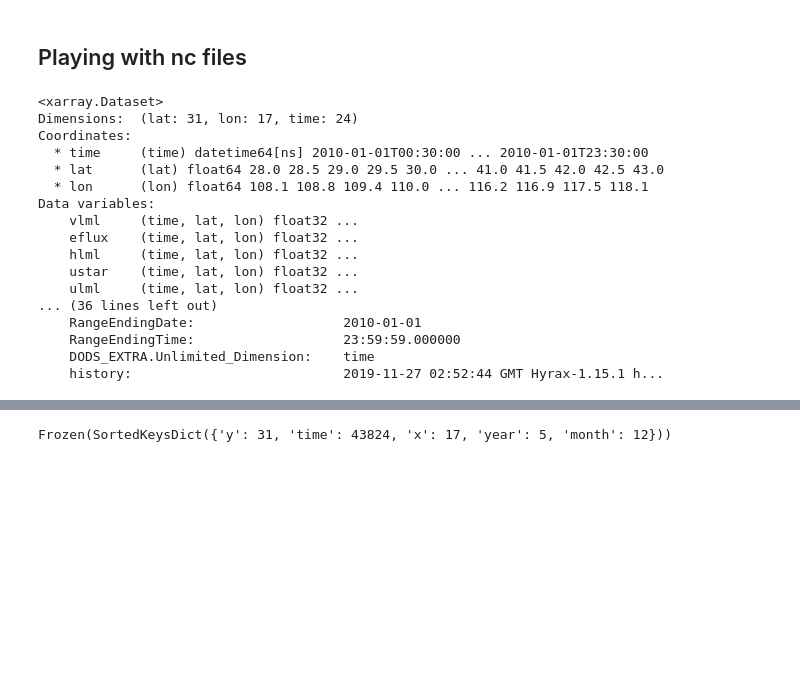
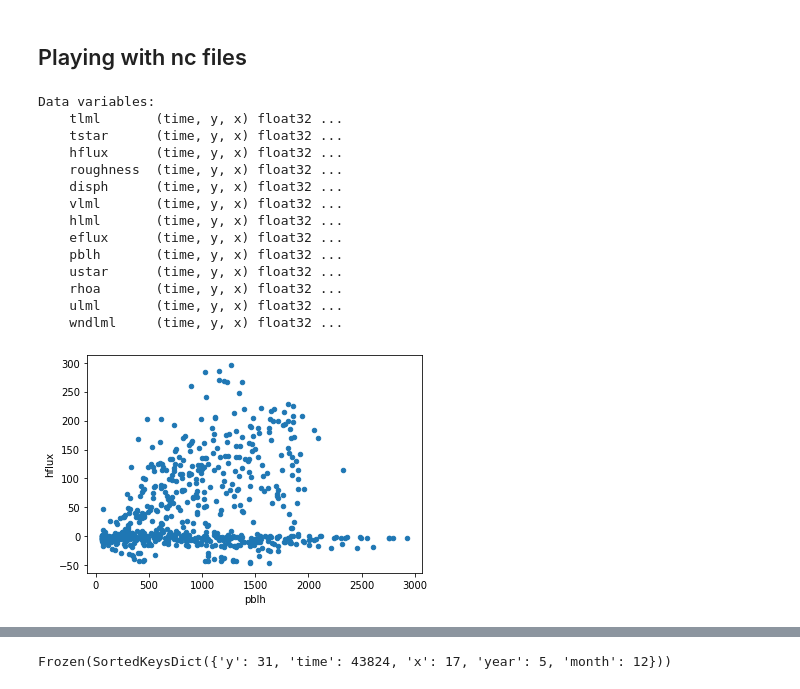
Before and after one commit to GeodataTools/geodata, a Jupyter notebook: create_wind.ipynb, the cells around one changed output, grey strips where cells are left out. Drawn from its saved outputs; the diff is of its cells as text; code cells hidden in the pictures; blank space fills up the shorter version.

```diff
--- a/create_wind.ipynb
+++ b/create_wind.ipynb
@@ -136,23 +127,21 @@ import numpy as np
 import matplotlib.pyplot as plt
 # %%
 # x = xr.open_dataset('/Users/michd/Documents/GEODATA/data/merra2/2011/01/MERRA2_400.tavg1_2d_flx_Nx.20110118.nc4')
-x = xr.open_dataset('/Users/michd/Documents/GEODATA/data/merra2_GDsub/2010/01/MERRA2_300.tavg1_2d_flx_Nx.20100101.nc4')
-x
+# x = xr.open_dataset('/Users/michd/Research/GEODATA/data/merra2_GDsub/2010/01/MERRA2_300.tavg1_2d_flx_Nx.20100101.nc4')
+x = xr.open_dataset('/Users/michd/Research/GEODATA/data/cutouts/merra2_GDsub/201503.nc')
+x.data_vars
 # %% [output]
-<xarray.Dataset>
-Dimensions:  (lat: 31, lon: 17, time: 24)
-Coordinates:
-  * time     (time) datetime64[ns] 2010-01-01T00:30:00 ... 2010-01-01T23:30:00
-  * lat      (lat) float64 28.0 28.5 29.0 29.5 30.0 ... 41.0 41.5 42.0 42.5 43.0
-  * lon      (lon) float64 108.1 108.8 109.4 110.0 ... 116.2 116.9 117.5 118.1
 Data variables:
-    vlml     (time, lat, lon) float32 ...
-    eflux    (time, lat, lon) float32 ...
-    hlml     (time, lat, lon) float32 ...
-    ustar    (time, lat, lon) float32 ...
-    ulml     (time, lat, lon) float32 ...
-... (36 lines left out)
-    RangeEndingDate:                   2010-01-01
-    RangeEndingTime:                   23:59:59.000000
-    DODS_EXTRA.Unlimited_Dimension:    time
-    history:                           2019-11-27 02:52:44 GMT Hyrax-1.15.1 h...
+    tlml       (time, y, x) float32 ...
+    tstar      (time, y, x) float32 ...
+    hflux      (time, y, x) float32 ...
+    roughness  (time, y, x) float32 ...
+    disph      (time, y, x) float32 ...
+    vlml       (time, y, x) float32 ...
+    hlml       (time, y, x) float32 ...
+    eflux      (time, y, x) float32 ...
+    pblh       (time, y, x) float32 ...
+    ustar      (time, y, x) float32 ...
+    rhoa       (time, y, x) float32 ...
+    ulml       (time, y, x) float32 ...
+    wndlml     (time, y, x) float32 ...
@@ -160,0 +156,18 @@ x.close()
+# %%
+# Obukhov length (updated)
+ds = x
+vonk = 0.4  # Von Karman constant
+grav = 9.81  # gravitational acceleration in kg m s-2
+CPD = 1004 # specific heat of dry air at constant pressure J K-1 kg-1
+Le = 2.257e6 # latent heat of evaporation [J/kg]
+kp = 2/7    # Poisson constant
+Rd = 287    #  Ideal gas constant [J/kg/K] --> P = rho*Rd*T
+p0 = 1e5  # standard air pressure
+
+ds['p'] = ds['rhoa'] * Rd * ds['tlml']
+ds['vphflux'] = ds['hflux'] + 0.61 * CPD/Le * ds['tlml'] * (p0 / ds['p']) ** kp * ds['eflux']
+ds['L_vph'] =  - (ds['tlml'] * ds['ustar'] ** 3 * CPD * ds['rhoa']) / ( vonk * grav * ds['vphflux'])
+# %%
+df = ds.to_dataframe()
+df.reset_index(level=df.index.names, inplace=True)
+grid_loc = ((df.lat == 28.0) & (df.lon == 108.125))
@@ -160,0 +182,6 @@ x.close()
+# %%
+# Plot
+df[grid_loc].plot.scatter(x='pblh', y='hflux')
+plt.show()
+# %% [output]
+[figure, added]
```
Also changed, not shown: parts of 40 cells of this notebook, 4 other files.
